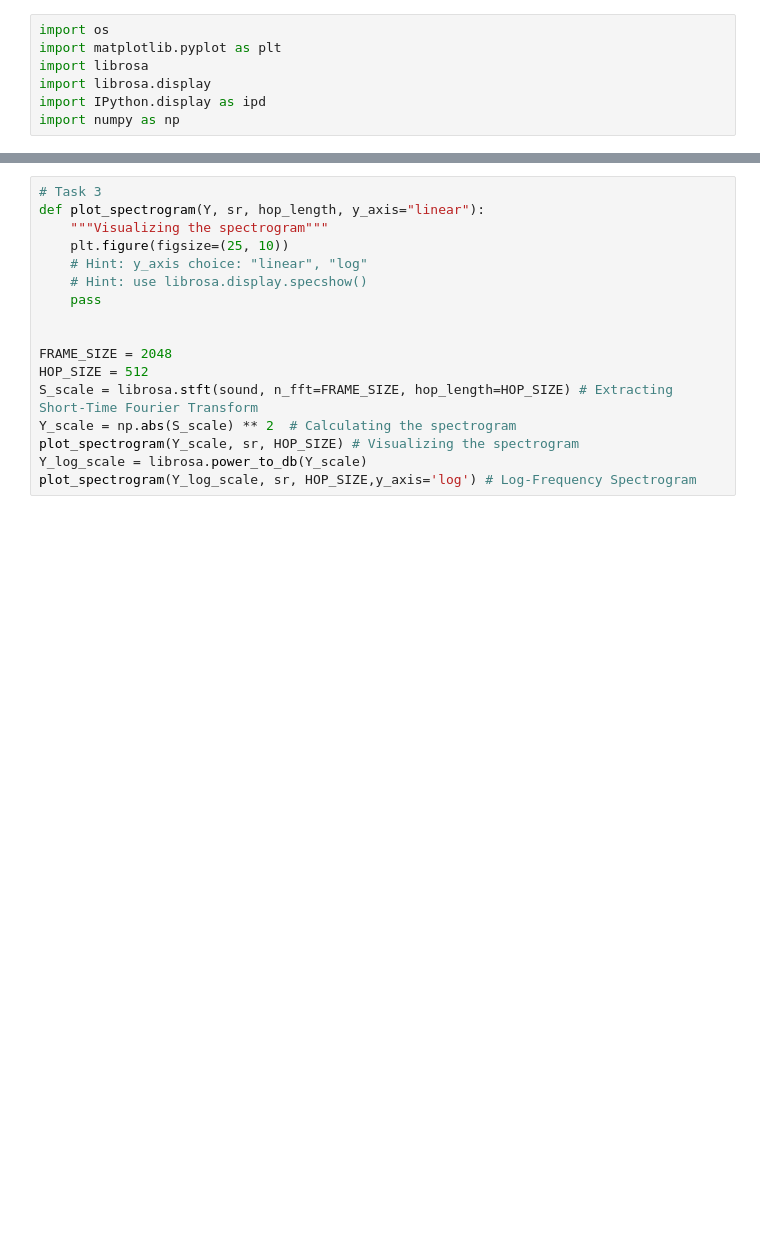
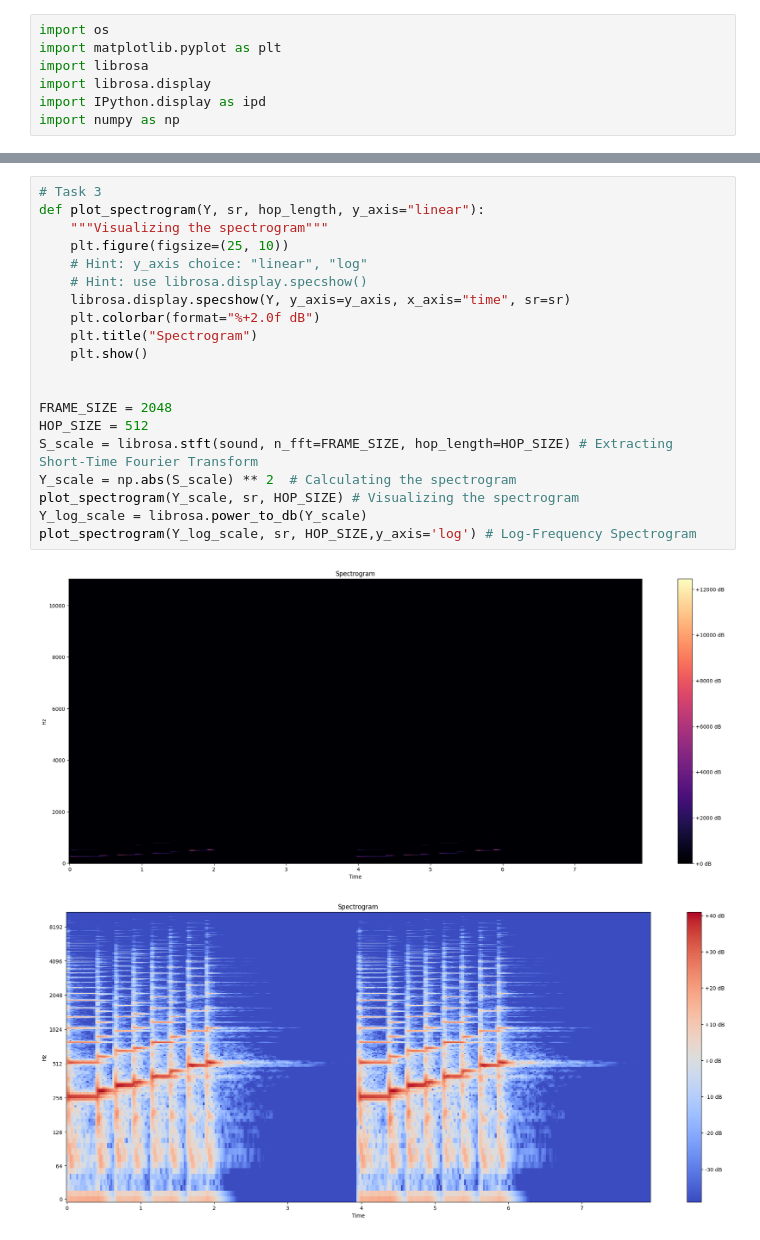
Before and after one commit to wuchenghao0215/AcousticFeatures, a Jupyter notebook: lab10.ipynb, the cells around one changed output, grey strips where cells are left out. Saved outputs shown, nothing was run; the diff lists cells and outputs as text; blank space fills up the shorter version.

```diff
--- a/lab10.ipynb
+++ b/lab10.ipynb
@@ -46,19 +69,25 @@ plot_magnitude_spectrum(sound, sr, "Sound", 0.1)
 # %%
 # Task 3
 def plot_spectrogram(Y, sr, hop_length, y_axis="linear"):
     """Visualizing the spectrogram"""
     plt.figure(figsize=(25, 10))
     # Hint: y_axis choice: "linear", "log"
     # Hint: use librosa.display.specshow()
-    pass
+    librosa.display.specshow(Y, y_axis=y_axis, x_axis="time", sr=sr)
+    plt.colorbar(format="%+2.0f dB")
+    plt.title("Spectrogram")
+    plt.show()
 
 
 FRAME_SIZE = 2048
 HOP_SIZE = 512
 S_scale = librosa.stft(sound, n_fft=FRAME_SIZE, hop_length=HOP_SIZE) # Extracting Short-Time Fourier Transform
 Y_scale = np.abs(S_scale) ** 2  # Calculating the spectrogram
 plot_spectrogram(Y_scale, sr, HOP_SIZE) # Visualizing the spectrogram
 Y_log_scale = librosa.power_to_db(Y_scale)
 plot_spectrogram(Y_log_scale, sr, HOP_SIZE,y_axis='log') # Log-Frequency Spectrogram
+# %% [output]
+[figure, added]
+[figure, added]
 # %%
 # Visualizing Mel Spectrogram
```
Also changed, not shown: parts of 7 cells of this notebook, 6 other files.
